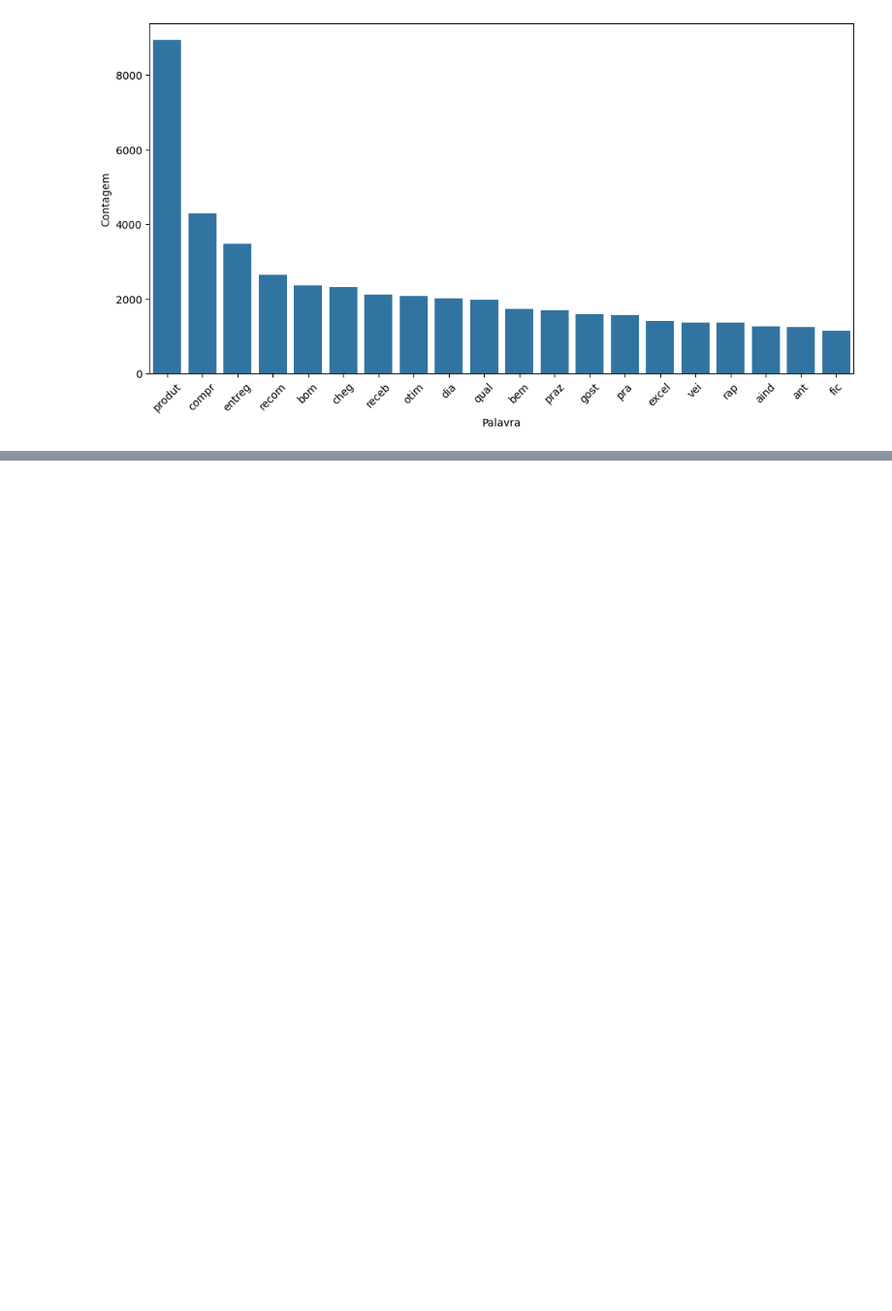
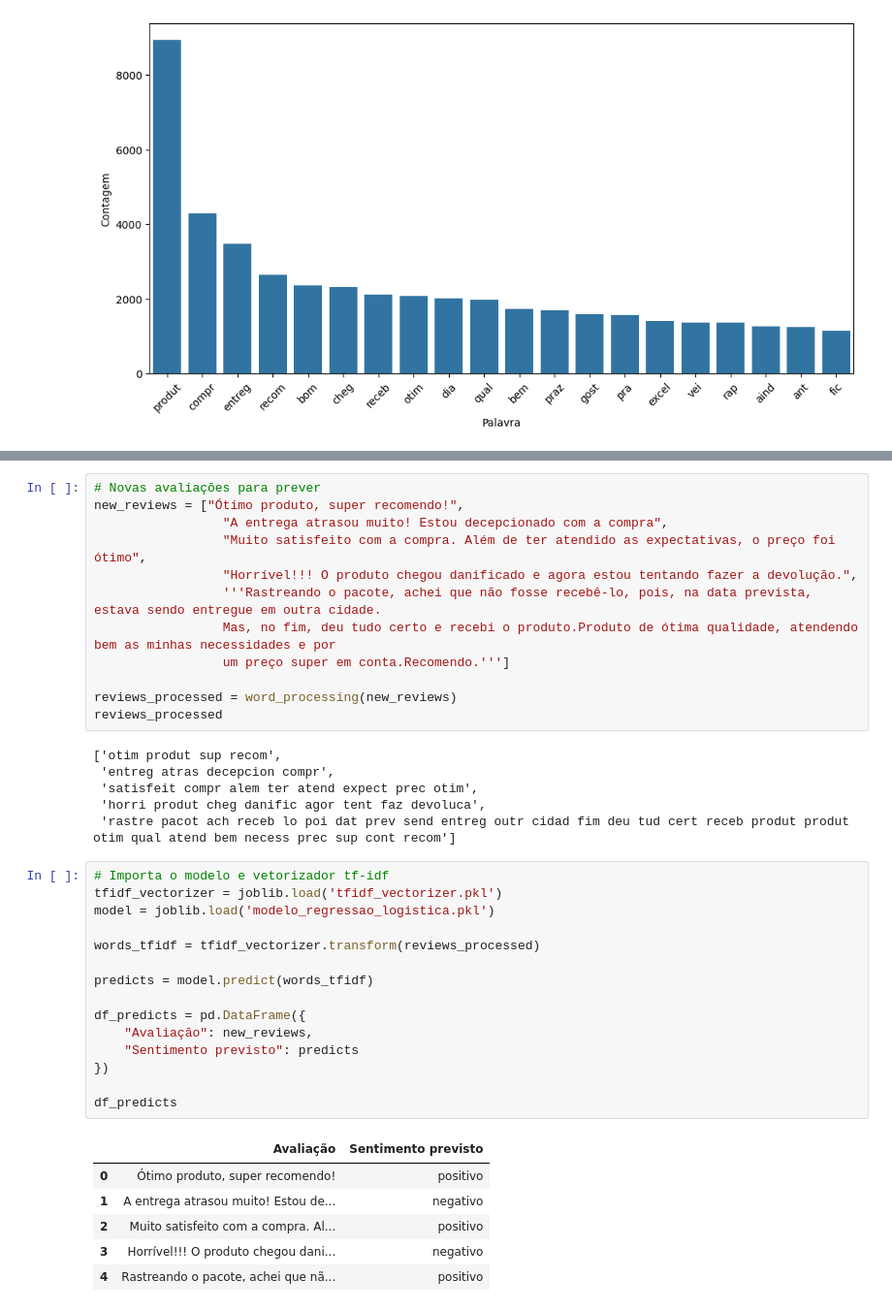
Before and after one commit to DiogoBotton/Machine_Learning_Training_Learn, a Jupyter notebook: Processamento_Linguagem_Natural/Analise_sentimento/analise_sentimentos.ipynb, the cells around one changed output, grey strips where cells are left out. Shown at 97% size. Cells and saved outputs as stored; diff of their text form; blank space fills up the shorter version.

Commit message:
aula introducao analise de sentimentos finalizada

```diff
--- a/Processamento_Linguagem_Natural/Analise_sentimento/analise_sentimentos.ipynb
+++ b/Processamento_Linguagem_Natural/Analise_sentimento/analise_sentimentos.ipynb
@@ -112,0 +195,40 @@ Acurácia do modelo com a coluna "frase_tratada": 85.32%
+# %%
+# Novas avaliações para prever
+new_reviews = ["Ótimo produto, super recomendo!",
+                 "A entrega atrasou muito! Estou decepcionado com a compra",
+                 "Muito satisfeito com a compra. Além de ter atendido as expectativas, o preço foi ótimo",
+                 "Horrível!!! O produto chegou danificado e agora estou tentando fazer a devolução.",
+                 '''Rastreando o pacote, achei que não fosse recebê-lo, pois, na data prevista, estava sendo entregue em outra cidade.
+                 Mas, no fim, deu tudo certo e recebi o produto.Produto de ótima qualidade, atendendo bem as minhas necessidades e por
+                 um preço super em conta.Recomendo.''']
+
+reviews_processed = word_processing(new_reviews)
+reviews_processed
+# %% [output]
+['otim produt sup recom',
+ 'entreg atras decepcion compr',
+ 'satisfeit compr alem ter atend expect prec otim',
+ 'horri produt cheg danific agor tent faz devoluca',
+ 'rastre pacot ach receb lo poi dat prev send entreg outr cidad fim deu tud cert receb produt produt otim qual atend bem necess prec sup cont recom']
+# %%
+# Importa o modelo e vetorizador tf-idf
+tfidf_vectorizer = joblib.load('tfidf_vectorizer.pkl')
+model = joblib.load('modelo_regressao_logistica.pkl')
+
+words_tfidf = tfidf_vectorizer.transform(reviews_processed)
+
+predicts = model.predict(words_tfidf)
+
+df_predicts = pd.DataFrame({
+    "Avaliação": new_reviews,
+    "Sentimento previsto": predicts
+})
+
+df_predicts
+# %% [output]
+|  | Avaliação | Sentimento previsto |
+| 0 | Ótimo produto, super recomendo! | positivo |
+| 1 | A entrega atrasou muito! Estou de... | negativo |
+| 2 | Muito satisfeito com a compra. Al... | positivo |
+| 3 | Horrível!!! O produto chegou dani... | negativo |
+| 4 | Rastreando o pacote, achei que nã... | positivo |
```
Also changed, not shown: parts of 8 cells of this notebook, 3 other files.
